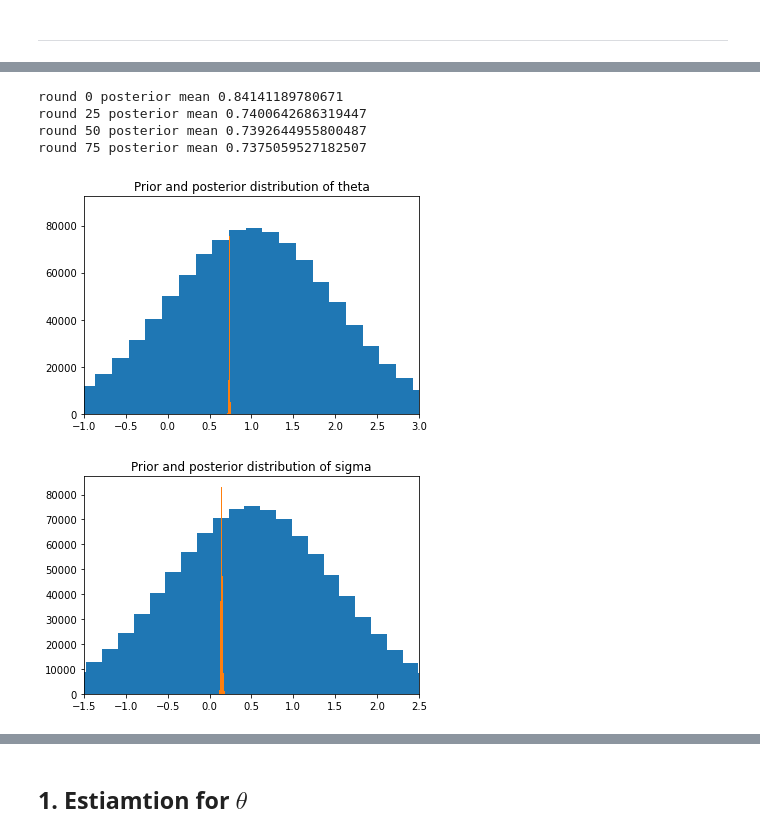
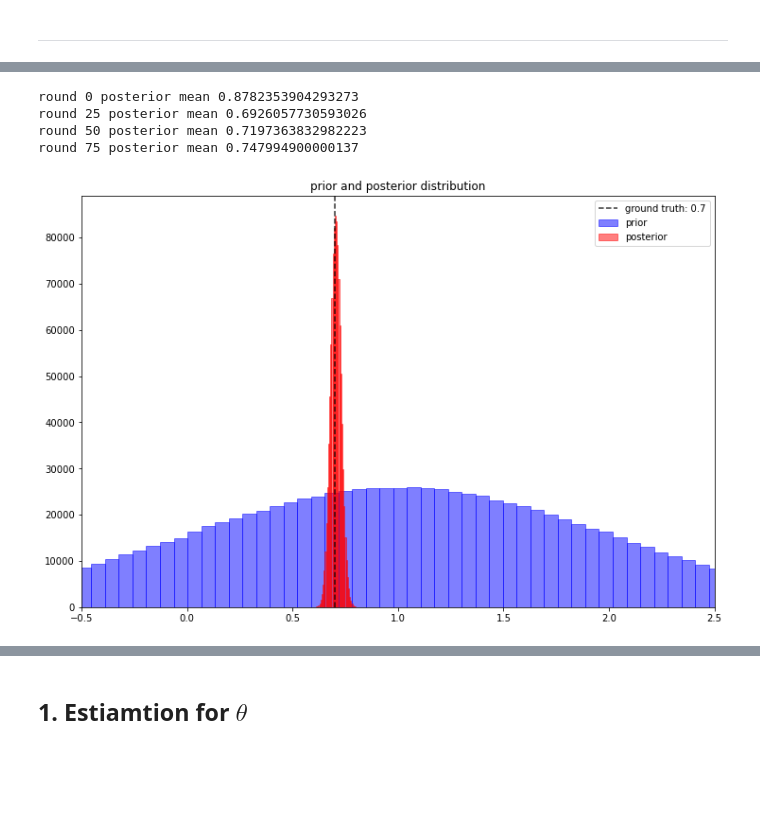
Before and after one commit to zhenghaojiang/cmdp, a Jupyter notebook: context_whited_basic.ipynb, the cells around one changed output, grey strips where cells are left out. Saved outputs shown, nothing was run; the diff lists cells and outputs as text; code cells hidden in the pictures; blank space fills up the shorter version.

```diff
--- a/context_whited_basic.ipynb
+++ b/context_whited_basic.ipynb
@@ -289,10 +289,17 @@ def posterior_sample_params(action=gt_act_arr, reward=gt_rew_arr, N=N, obs=gt_ob
         # resample particles according to probability
         resample_index_reward = np.random.choice(np.arange(N), N, p=q_reward/q_reward.sum())
         theta_sample = theta_sample[resample_index_reward]
+        theta_noise = np.random.normal(loc=0, scale=theta_sample.std(), size=theta_sample.shape) * 0.4
+        theta_sample += theta_noise
 
         resample_index = np.random.choice(np.arange(N), N, p=q/q.sum())
         rho_sample = rho_sample[resample_index]
+        rho_noise = np.random.normal(loc=0, scale=rho_sample.std(), size=rho_sample.shape) * 0.4
+        rho_sample += rho_noise
         sigma_sample = sigma_sample[resample_index]
+        sigma_noise = np.random.normal(loc=0, scale=sigma_sample.std(), size=sigma_sample.shape) * 0.4
+        sigma_sample += sigma_noise
+
         if t % 25 == 0:
             print("round", t, "posterior mean", theta_sample.mean())
 
@@ -304,23 +311,22 @@ sigma_prior = np.random.normal(loc=0.5,scale=1.,size=N)
 
 theta_post, rho_post, sigma_post = posterior_sample_params()
 # %% [output]
-round 0 posterior mean 0.84141189780671
-round 25 posterior mean 0.7400642686319447
-round 50 posterior mean 0.7392644955800487
-round 75 posterior mean 0.7375059527182507
+round 0 posterior mean 0.8782353904293273
+round 25 posterior mean 0.6926057730593026
+round 50 posterior mean 0.7197363832982223
+round 75 posterior mean 0.747994900000137
-# %%
-plt.hist(theta_prior, bins=50)
-plt.hist(theta_post, bins=50)
-plt.xlim((-1,3))
-plt.title('Prior and posterior distribution of theta')
-plt.show()
-# %% [output]
-[figure, removed]
-# %%
-plt.hist(sigma_prior, bins=50)
-plt.hist(sigma_post, bins=50)
-plt.xlim((-1.5,2.5))
-plt.title('Prior and posterior distribution of sigma')
-plt.show()
-# %% [output]
-[figure, removed]
+# %%
+fig, ax = plt.subplots()
+ax.hist(theta_prior, bins=150, lw=1,
+         ec="blue", fc="blue", alpha=0.5)
+ax.hist(theta_post, bins=50, lw=1,
+         ec="red", fc="red", alpha=0.5)
+plt.xlim((-0.5,2.5))
+plt.axvline(x=0.7, alpha=0.8, color='black', linestyle='--')
+plt.legend(["ground truth: 0.7", "prior", "posterior"])
+fig.set_size_inches(12, 8)
+plt.title('prior and posterior distribution')
+plt.show()
+# plt.savefig("basic_est_theta.pdf")
+# %% [output]
+[figure, added]
```
Also changed, not shown: parts of 4 cells of this notebook, 5 other files.
